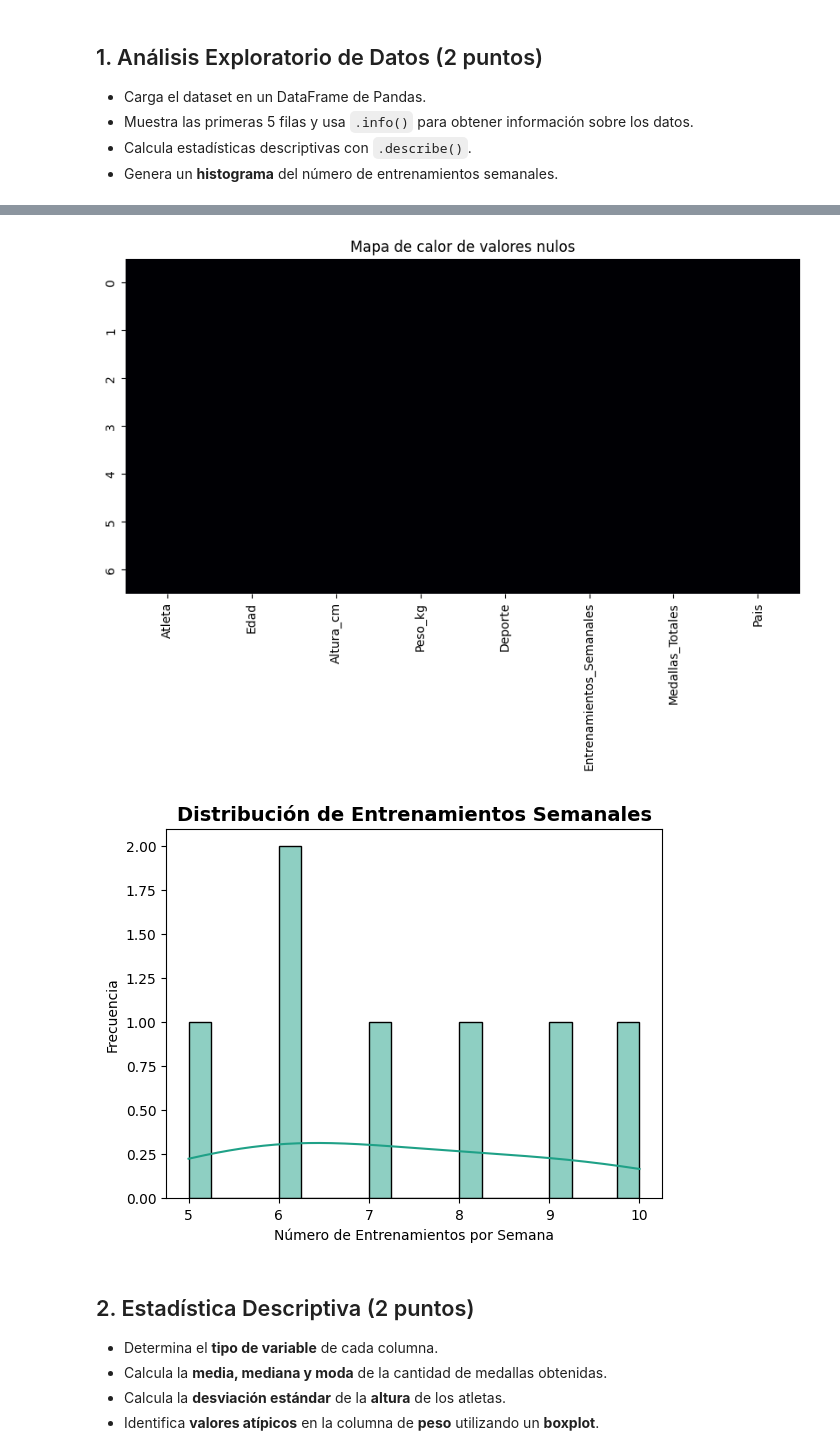
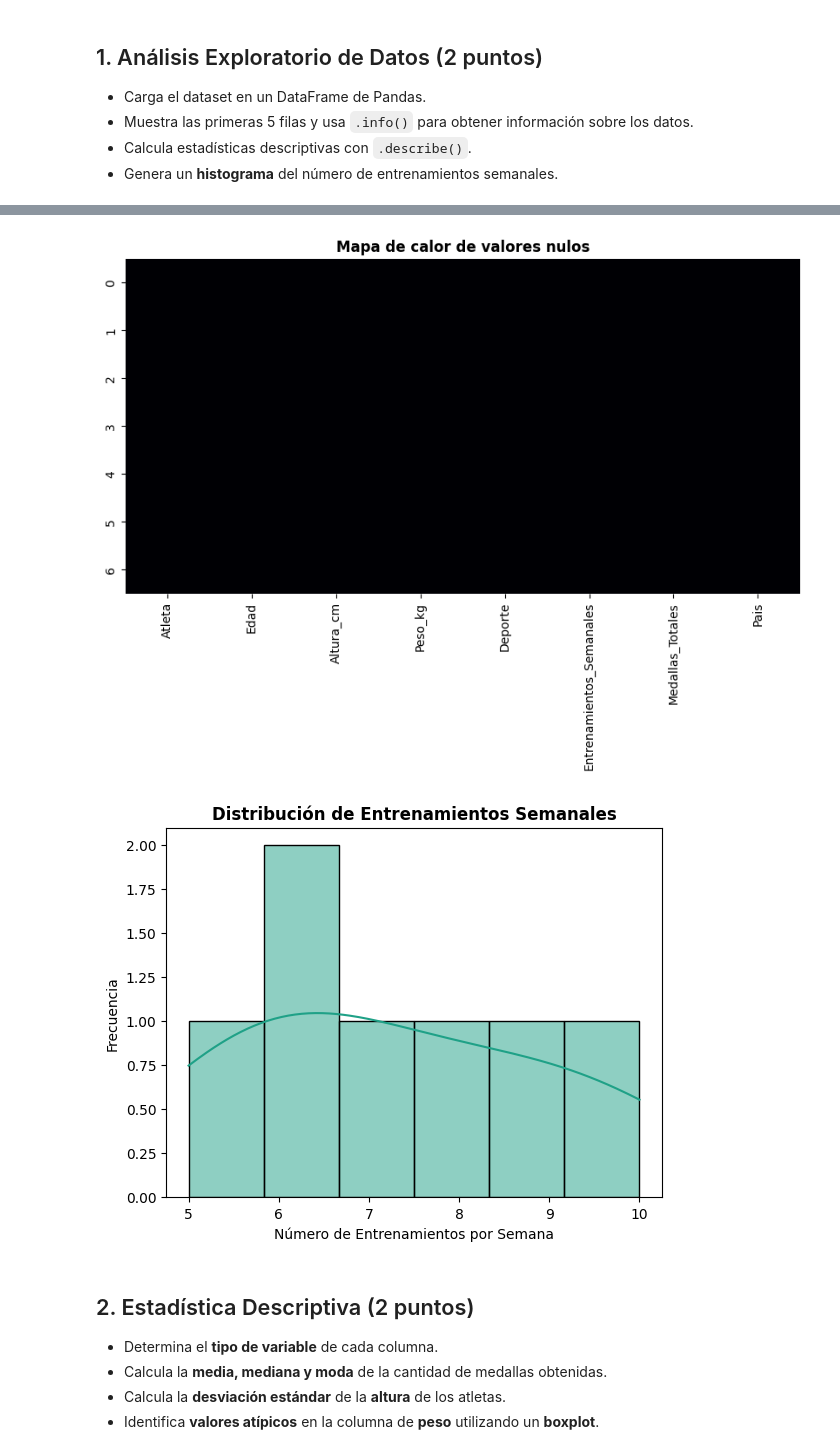
Before and after one commit to Mateo-canales-b/Ciencia_de_datos, a Jupyter notebook: M4/Ev_final_M4.ipynb, the cells around one changed output, grey strips where cells are left out. Drawn from its saved outputs; the diff is of its cells as text; code cells hidden in the pictures.

```diff
--- a/M4/Ev_final_M4.ipynb
+++ b/M4/Ev_final_M4.ipynb
@@ -22,19 +50,17 @@ import seaborn as sns
 df=pd.read_csv("olimpicos.csv")
 # %%
 # Exploración inicial
-print("\n Primeras 5 filas:")
-print(df.head(5))
+
+tabla(df.head(5),title="Primeras 5 filas")
 
 print(f"Información inicial del data set:")
 
-df.columns=df.columns = df.columns.str.replace(" ", "") # Cambio de nombres de columnas
-print({df.info()})
+df.columns= df.columns.str.replace(" ", "") # Cambio de nombres de columnas
+tabla(df.info())
 
 print("\n Dimensiones del DataFrame:", df.shape)
 
-print("\n Valores nulos:")
-print(df.isnull().sum())
+tabla(df.isnull().sum(), title=" Valores nulos:")
 
-print("\n Estadísticas descriptivas:")
-print(df.describe())
+tabla(df.describe(),title=" Estadísticas descriptivas:")
 # %% [output]
@@ -58,22 +84,24 @@ max           23.000000
 # %%
 # Visualización nulos
+
 plt.figure(figsize=(10, 5))
-sns.heatmap(df.isnull(), cbar=False, cmap='magma', yticklabels=True)
-plt.title("Mapa de calor de valores nulos")
+sns.heatmap(df.isnull(), cbar=False, cmap='magma', yticklabels=True,
+            color=sns.color_palette("viridis")[3])
+plt.title("Mapa de calor de valores nulos", fontsize=12, fontweight="bold")
 plt.show()
 # %% [output]
-[figure, old version]
+[figure, new version]
 # %%
 # Histograma de entrenamiento Semanales
 
-sns.histplot(data=df, x='Entrenamientos_Semanales', bins=20, kde=True,
+sns.histplot(data=df, x='Entrenamientos_Semanales', bins=6, kde=True,
               color=sns.color_palette("viridis")[3])
-plt.title("Distribución de Entrenamientos Semanales", fontsize=14, fontweight="bold")
+plt.title("Distribución de Entrenamientos Semanales", fontsize=12, fontweight="bold")
 plt.xlabel("Número de Entrenamientos por Semana")
 plt.ylabel("Frecuencia")
 plt.show()
 # %% [output]
-[figure, old version]
+[figure, new version]
 # %% [markdown]
 ## 2. Estadística Descriptiva (2 puntos)
 - Determina el **tipo de variable** de cada columna.
```
Also changed, not shown: parts of 14 cells of this notebook.
